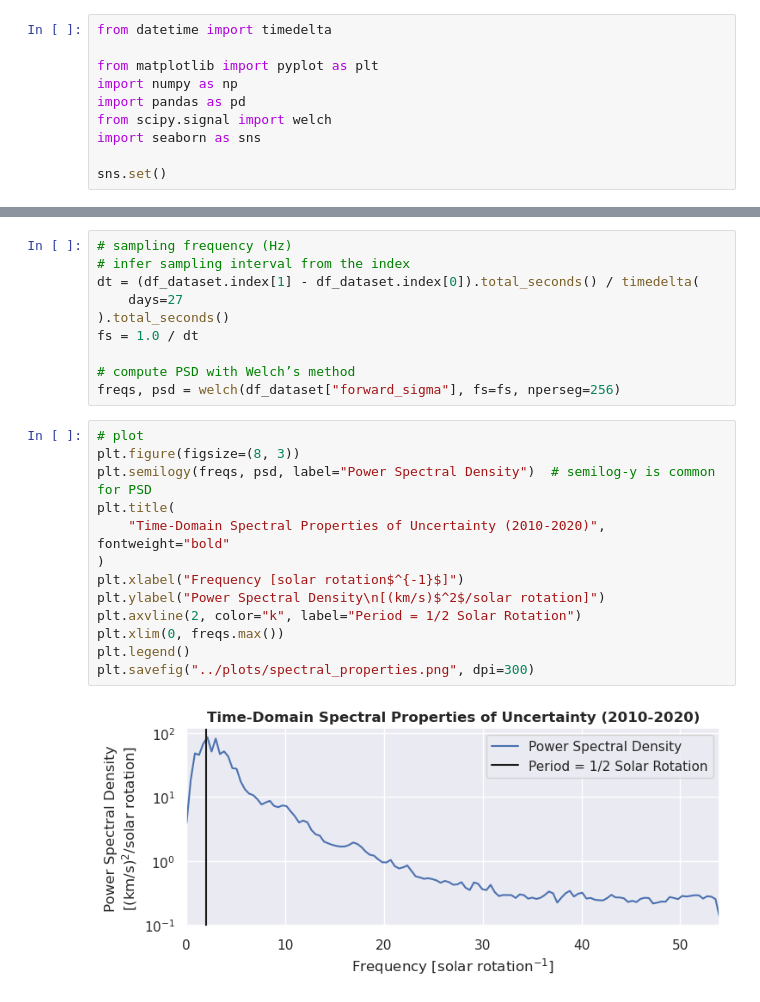
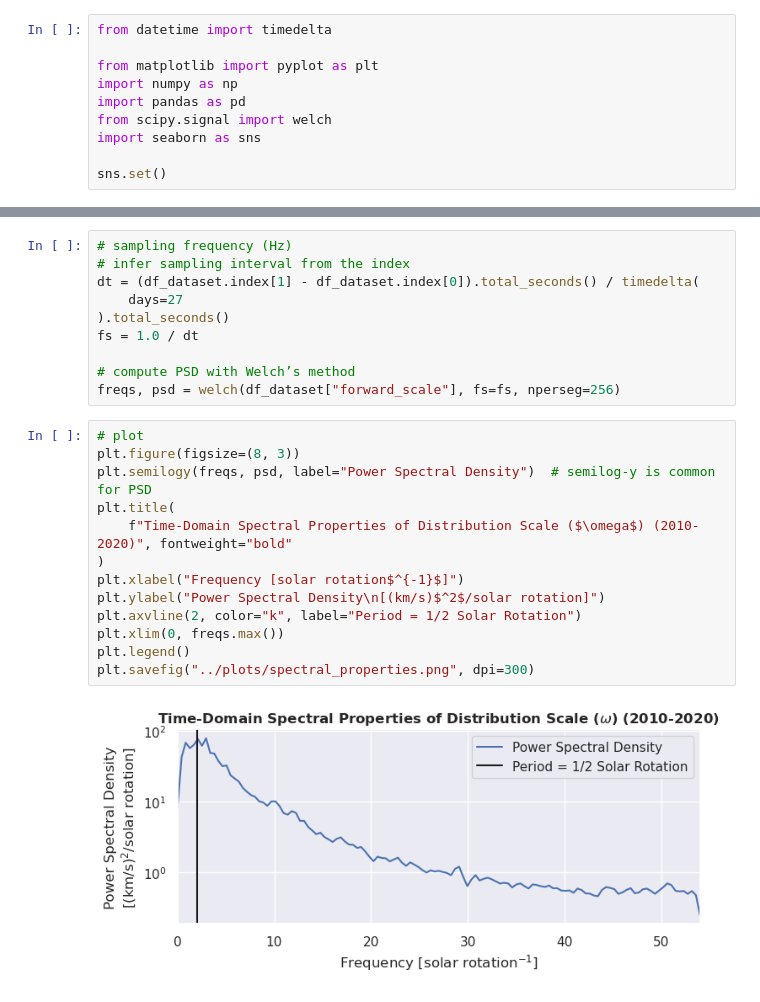
Before and after one commit to ddasilva/wsa_knn_uncertainty_v2, a Jupyter notebook: notebooks/Spectral Properties.ipynb, the cells around one changed output, grey strips where cells are left out. Cells and saved outputs as stored; diff of their text form.

```diff
--- a/notebooks/Spectral Properties.ipynb
+++ b/notebooks/Spectral Properties.ipynb
@@ -34,19 +34,19 @@ dt = (df_dataset.index[1] - df_dataset.index[0]).total_seconds() / timedelta(
 fs = 1.0 / dt
 
 # compute PSD with Welch’s method
-freqs, psd = welch(df_dataset["forward_sigma"], fs=fs, nperseg=256)
+freqs, psd = welch(df_dataset["forward_scale"], fs=fs, nperseg=256)
 # %%
 # plot
 plt.figure(figsize=(8, 3))
 plt.semilogy(freqs, psd, label="Power Spectral Density")  # semilog-y is common for PSD
 plt.title(
-    "Time-Domain Spectral Properties of Uncertainty (2010-2020)", fontweight="bold"
+    f"Time-Domain Spectral Properties of Distribution Scale ($\omega$) (2010-2020)", fontweight="bold"
 )
 plt.xlabel("Frequency [solar rotation$^{-1}$]")
 plt.ylabel("Power Spectral Density\n[(km/s)$^2$/solar rotation]")
 plt.axvline(2, color="k", label="Period = 1/2 Solar Rotation")
 plt.xlim(0, freqs.max())
 plt.legend()
 plt.savefig("../plots/spectral_properties.png", dpi=300)
 # %% [output]
-[figure, old version]
+[figure, new version]
```
Also changed, not shown: parts of 1 cell of this notebook, 5 other files.
